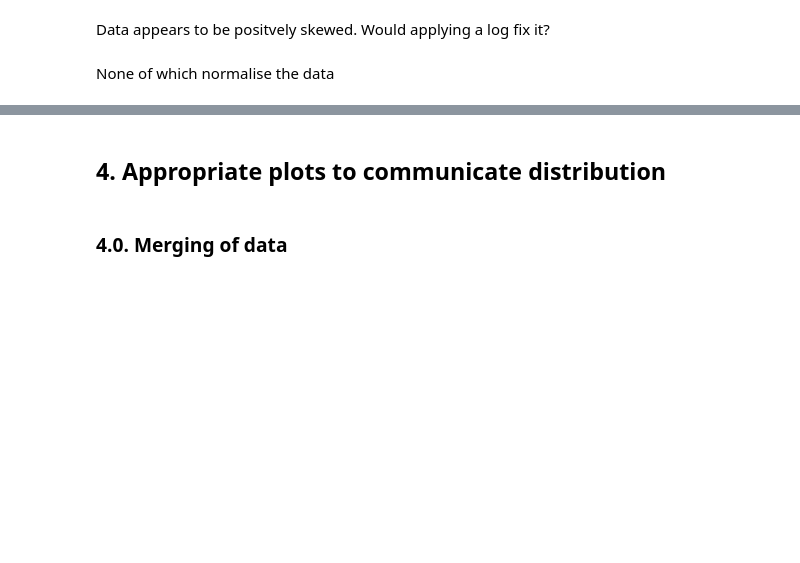
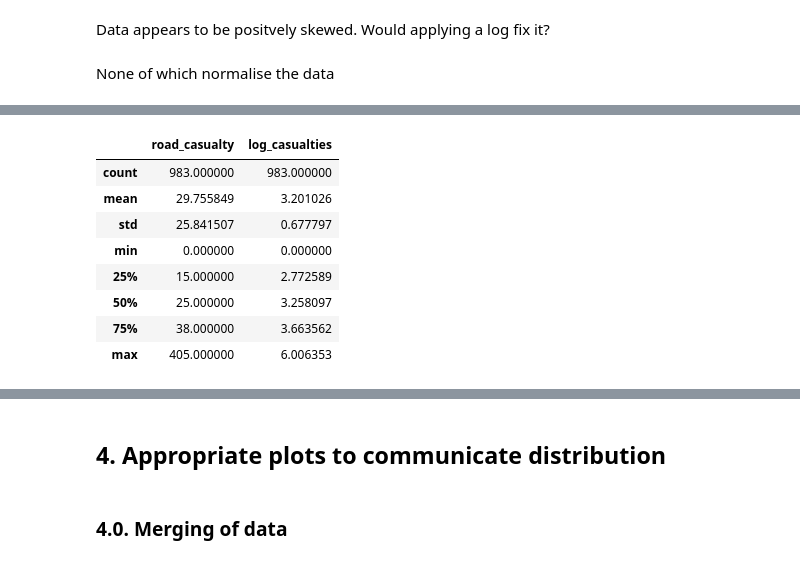
Before and after one commit to ZacharyP-E/qm_group25, a Jupyter notebook: qm_group_code.ipynb, the cells around one changed output, grey strips where cells are left out. Cells and saved outputs as stored; diff of their text form; code cells hidden in the pictures; blank space fills up the shorter version.

```diff
--- a/qm_group_code.ipynb
+++ b/qm_group_code.ipynb
@@ -555,0 +574,15 @@ None of which normalise the data
+# %%
+#Applying a log function to the data
+road_casualty["log_casualties"] = np.log(road_casualty["road_casualty"]+1)  # Add +1 to deal with 'zero' rows in raw data
+
+road_casualty.describe()
+# %% [output]
+|  | road_casualty | log_casualties |
+| count | 983.000000 | 983.000000 |
+| mean | 29.755849 | 3.201026 |
+| std | 25.841507 | 0.677797 |
+| min | 0.000000 | 0.000000 |
+| 25% | 15.000000 | 2.772589 |
+| 50% | 25.000000 | 3.258097 |
+| 75% | 38.000000 | 3.663562 |
+| max | 405.000000 | 6.006353 |
```
Also changed, not shown: parts of 5 cells of this notebook.
